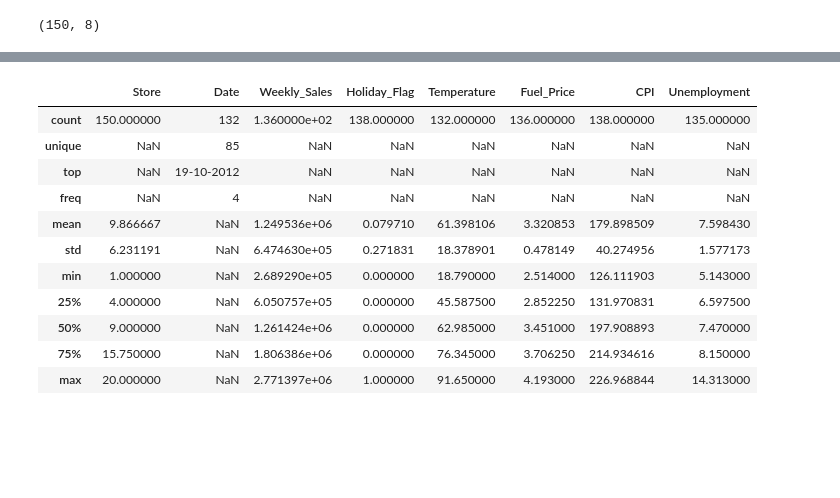
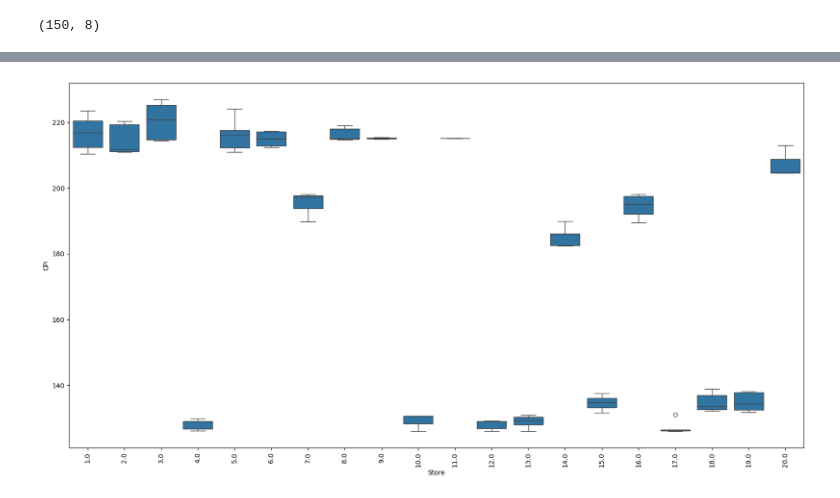
Before and after one commit to datA-jed/Walmart-Project, a Jupyter notebook: walmart.ipynb, the cells around one changed output, grey strips where cells are left out. Drawn from its saved outputs; the diff is of its cells as text; code cells hidden in the pictures; blank space fills up the shorter version.

```diff
--- a/walmart.ipynb
+++ b/walmart.ipynb
@@ -27,3 +114,21 @@ df.shape
+# %%
+# on va supprimer les 18 lignes où la date est manquante car on ne peut pas imputer des dates et cela risque d'être problématique\
+# pour la feature extraction de la date
+df.dropna(subset=['Date'], inplace=True)
+# %%
+# features extraction
+df['year'] = df['Date'].dt.year
+df['month'] = df['Date'].dt.month
+df['day'] = df['Date'].dt.day
+df['day_of_week'] = df['Date'].dt.dayofweek
+# %%
+# On supprime également les valeurs manquantes sur notre target "Weekly_Sales"
+
+df.dropna(subset=['Weekly_Sales'], inplace=True)
+# %%
+# On supprime aussi les valeurs manquantes de la colonne "Holiday_Flag" car pas de sens de les remplacer par une moyenne ou une médiane ou un proche voisin
+
+df.dropna(subset=['Holiday_Flag'], inplace=True)
 # %%
 df.isna().sum()
 # %% [output]
@@ -38,16 +147,9 @@ Unemployment    15
 dtype: int64
-# %%
-df.describe(include='all')
-# %% [output]
-|  | Store | Date | Weekly_Sales | Holiday_Flag | Temperature | Fuel_Price | CPI | Unemployment |
-| count | 150.000000 | 132 | 1.360000e+02 | 138.000000 | 132.000000 | 136.000000 | 138.000000 | 135.000000 |
-| unique | NaN | 85 | NaN | NaN | NaN | NaN | NaN | NaN |
-| top | NaN | 19-10-2012 | NaN | NaN | NaN | NaN | NaN | NaN |
-| freq | NaN | 4 | NaN | NaN | NaN | NaN | NaN | NaN |
-| mean | 9.866667 | NaN | 1.249536e+06 | 0.079710 | 61.398106 | 3.320853 | 179.898509 | 7.598430 |
-| std | 6.231191 | NaN | 6.474630e+05 | 0.271831 | 18.378901 | 0.478149 | 40.274956 | 1.577173 |
-| min | 1.000000 | NaN | 2.689290e+05 | 0.000000 | 18.790000 | 2.514000 | 126.111903 | 5.143000 |
-| 25% | 4.000000 | NaN | 6.050757e+05 | 0.000000 | 45.587500 | 2.852250 | 131.970831 | 6.597500 |
-| 50% | 9.000000 | NaN | 1.261424e+06 | 0.000000 | 62.985000 | 3.451000 | 197.908893 | 7.470000 |
-| 75% | 15.750000 | NaN | 1.806386e+06 | 0.000000 | 76.345000 | 3.706250 | 214.934616 | 8.150000 |
-| max | 20.000000 | NaN | 2.771397e+06 | 1.000000 | 91.650000 | 4.193000 | 226.968844 | 14.313000 |
+# %%
+# Vérification des outliers pour les valeurs manquantes
+plt.figure(figsize=(20, 10))
+sns.boxplot(x='Store', y='CPI', data=df)
+plt.xticks(rotation=90)
+plt.show()
+# %% [output]
+[figure, added]
```
Also changed, not shown: parts of 32 cells of this notebook.
